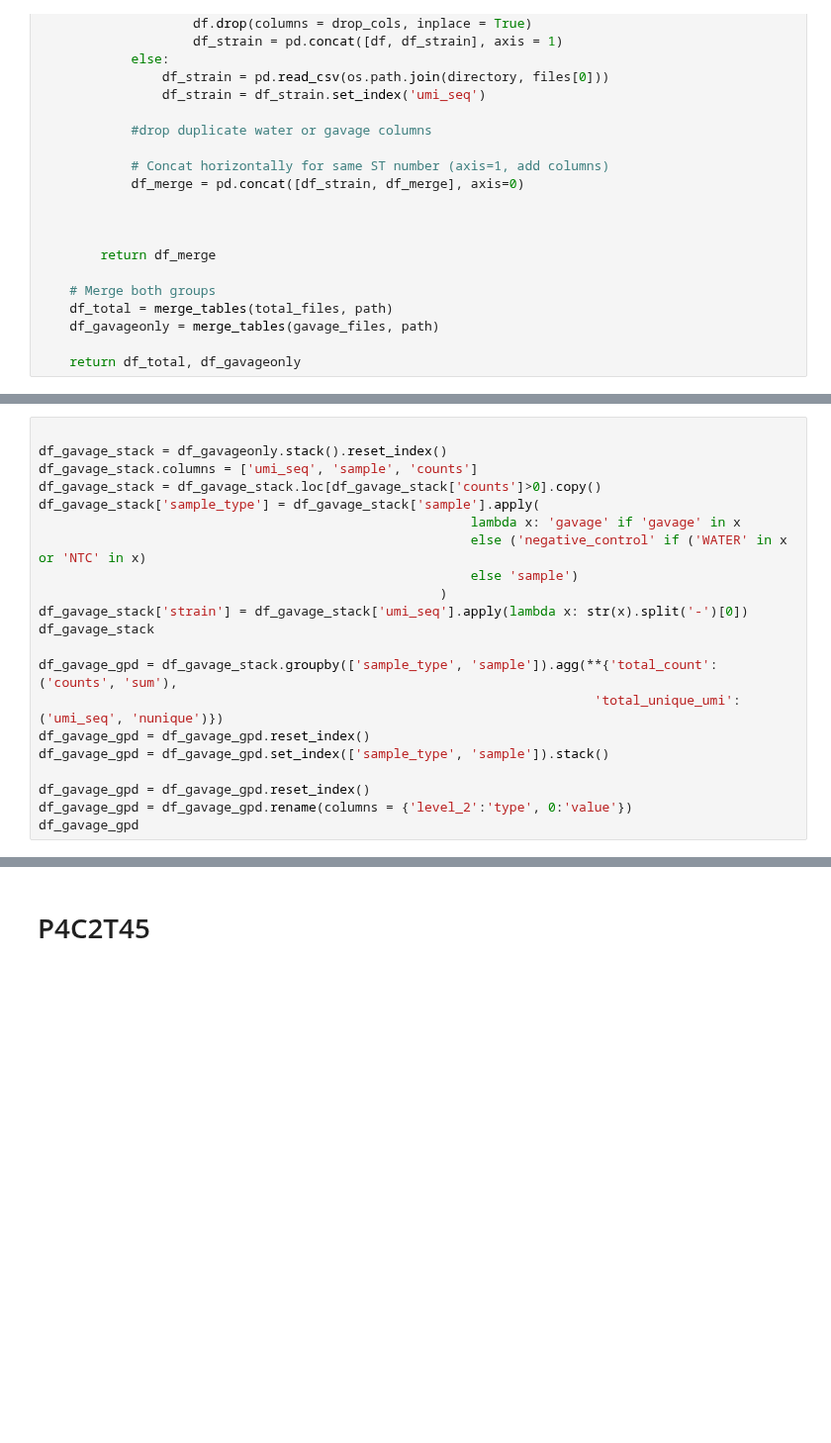
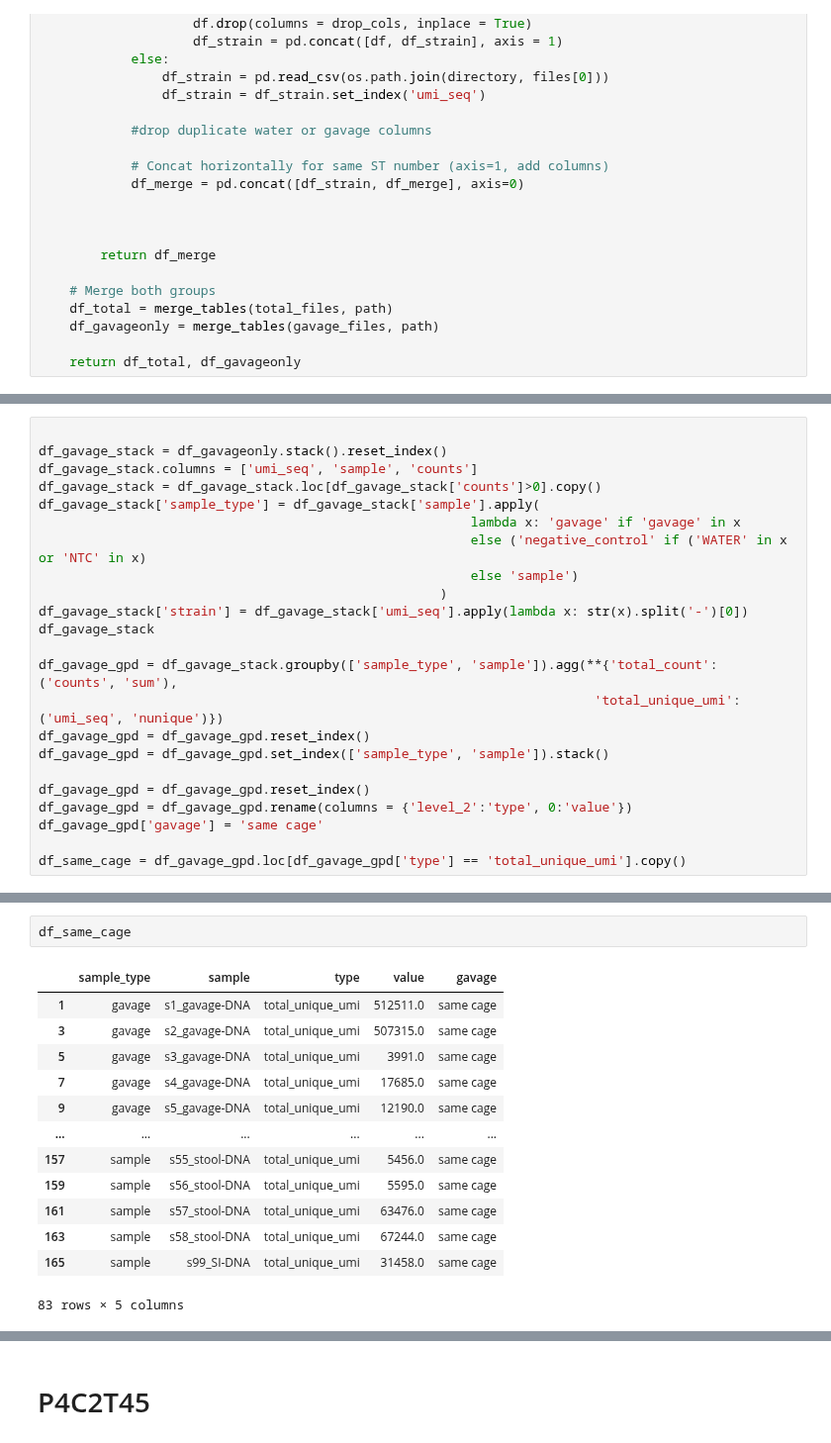
Before and after one commit to c-ruprecht/population_bottlenecks, a Jupyter notebook: analysis/1-gavage_depth.ipynb, the cells around one changed output, grey strips where cells are left out. Shown at 99% size. Drawn from its saved outputs; the diff is of its cells as text; blank space fills up the shorter version.

```diff
--- a/analysis/1-gavage_depth.ipynb
+++ b/analysis/1-gavage_depth.ipynb
@@ -219,4 +309,6 @@ df_gavage_gpd = df_gavage_gpd.set_index(['sample_type', 'sample']).stack()
 
 df_gavage_gpd = df_gavage_gpd.reset_index()
 df_gavage_gpd = df_gavage_gpd.rename(columns = {'level_2':'type', 0:'value'})
-df_gavage_gpd
+df_gavage_gpd['gavage'] = 'same cage'
+
+df_same_cage = df_gavage_gpd.loc[df_gavage_gpd['type'] == 'total_unique_umi'].copy()
@@ -287,0 +374,16 @@ fig.show()
+# %%
+df_same_cage
+# %% [output]
+|  | sample_type | sample | type | value | gavage |
+| 1 | gavage | s1_gavage-DNA | total_unique_umi | 512511.0 | same cage |
+| 3 | gavage | s2_gavage-DNA | total_unique_umi | 507315.0 | same cage |
+| 5 | gavage | s3_gavage-DNA | total_unique_umi | 3991.0 | same cage |
+| 7 | gavage | s4_gavage-DNA | total_unique_umi | 17685.0 | same cage |
+| 9 | gavage | s5_gavage-DNA | total_unique_umi | 12190.0 | same cage |
+| ... | ... | ... | ... | ... | ... |
+| 157 | sample | s55_stool-DNA | total_unique_umi | 5456.0 | same cage |
+| 159 | sample | s56_stool-DNA | total_unique_umi | 5595.0 | same cage |
+| 161 | sample | s57_stool-DNA | total_unique_umi | 63476.0 | same cage |
+| 163 | sample | s58_stool-DNA | total_unique_umi | 67244.0 | same cage |
+| 165 | sample | s99_SI-DNA | total_unique_umi | 31458.0 | same cage |
+83 rows × 5 columns
```
Also changed, not shown: parts of 25 cells of this notebook, 12 other files.
